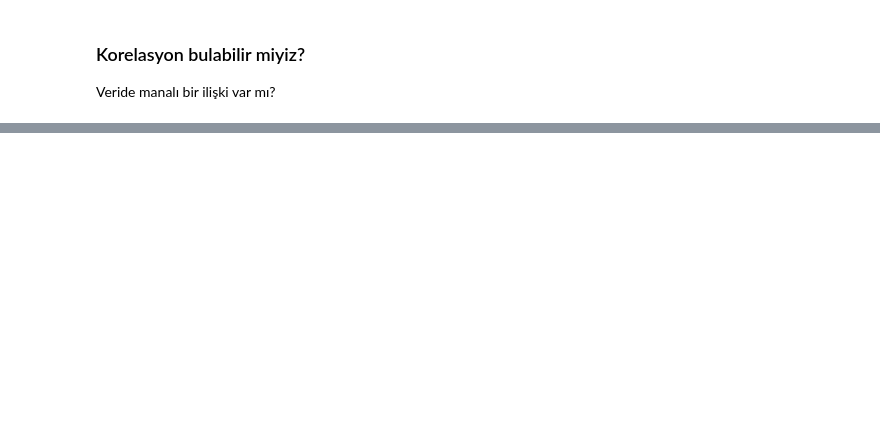
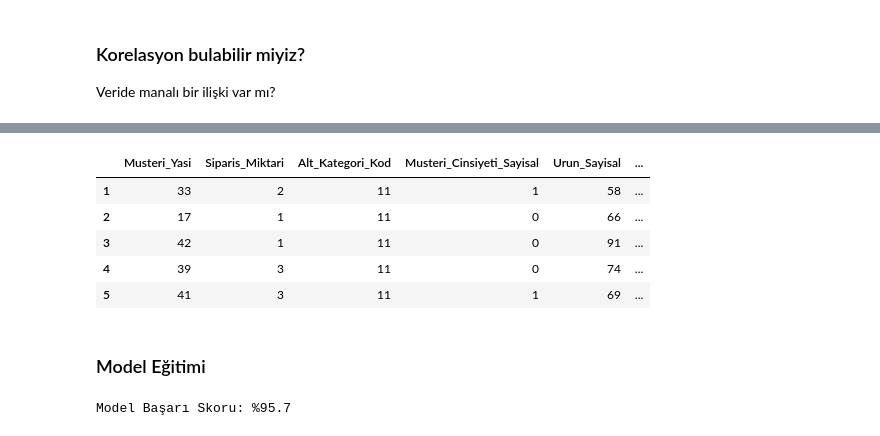
Before and after one commit to ozancelikel/VeriAnaliziGiris, a Jupyter notebook: veri_analizine_giris.ipynb, the cells around one changed output, grey strips where cells are left out. Cells and saved outputs as stored; diff of their text form; code cells hidden in the pictures; blank space fills up the shorter version.

```diff
--- a/veri_analizine_giris.ipynb
+++ b/veri_analizine_giris.ipynb
@@ -221,0 +648,18 @@ Machine learning -> AI
+# %%
+# Integer olamyanlari Integer yapalim. (Yani tam sayi)
+sales_temiz = sales_temiz.astype(int)
+
+# Kazanc sutununu en sona alalim.
+tasinan = sales_temiz.pop('Kazanc')
+sales_temiz['Kazanc'] = tasinan
+
+sales_temiz.head()
+# %% [output]
+|  | Musteri_Yasi | Siparis_Miktari | Alt_Kategori_Kod | Musteri_Cinsiyeti_Sayisal | Urun_Sayisal | ... |
+| 1 | 33 | 2 | 11 | 1 | 58 | ... |
+| 2 | 17 | 1 | 11 | 0 | 66 | ... |
+| 3 | 42 | 1 | 11 | 0 | 91 | ... |
+| 4 | 39 | 3 | 11 | 0 | 74 | ... |
+| 5 | 41 | 3 | 11 | 1 | 69 | ... |
+# %% [markdown]
+### Model Eğitimi
@@ -221,0 +672,13 @@ Machine learning -> AI
+# %%
+from sklearn.tree import DecisionTreeRegressor
+from sklearn.model_selection import train_test_split
+import pandas as pd
+
+# Modeli kur ve eğit
+model = DecisionTreeRegressor(random_state=42)
+model.fit(X_train, y_train)
+
+# Genel başarı skoru
+print(f"Model Başarı Skoru: %{model.score(X_test, y_test) * 100:.1f}")
+# %% [output]
+Model Başarı Skoru: %95.7
```
Also changed, not shown: parts of 66 cells of this notebook.
